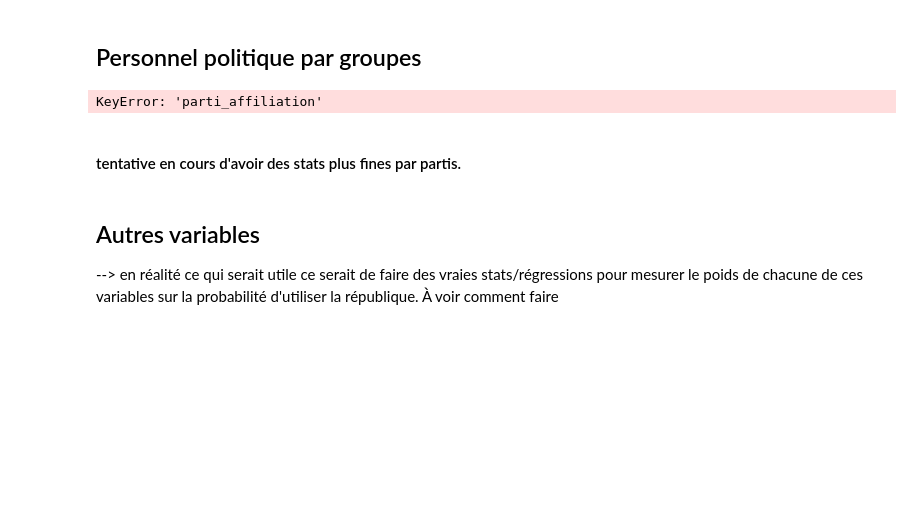
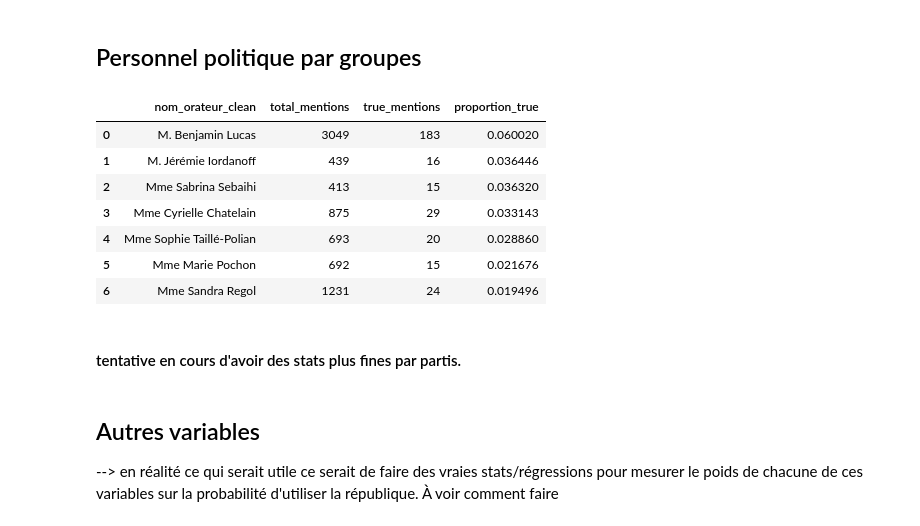
Before and after one commit to leomignot/republique-cest-quoi, a Jupyter notebook: exploration/analyses_%.ipynb, the cells around one changed output. Saved outputs shown, nothing was run; the diff lists cells and outputs as text; code cells hidden in the pictures; blank space fills up the shorter version.

```diff
--- a/exploration/analyses_%.ipynb
+++ b/exploration/analyses_%.ipynb
@@ -1336,42 +1188,49 @@ M. Gérald Darmanin - Médiane/semaine (proportion)  : 0.07
 # Fonction générale
 
 # Définir la personne recherchée
-parti = "LR"
+parti = "ECO"
 
 # Filtrer sur le parti choisi
-df_partis = df[df["parti_affiliation"] == parti]
+df_partis = df[df["groupe_députés_affiliation"] == parti]
 
 # Compter le nombre de fois où chaque orateur dit "République"
 counts = (
-    df_partis.groupby("nom_orateur")["repu_match_valide"]
+    df_partis.groupby("nom_orateur_clean")["repu_match_valide"]
     .agg(total_mentions="count", true_mentions=lambda x: (x == True).sum())
     .reset_index()
 )
 
 # Calcul de la proportion
 counts["proportion_true"] = counts["true_mentions"] / counts["total_mentions"]
 
 # Filtrer les orateurs avec au moins 10 mentions True
-filtered = counts[counts["true_mentions"] >= 10]
+filtered = counts[counts["true_mentions"] >= 15]
 
-# Trier par proportion décroissante et garder les 10 premiers
-df_top10_partis = filtered.sort_values("proportion_true", ascending=False).head(10).reset_index(drop=True)
+# Trier par proportion décroissante et garder les  premiers
+df_top10_partis = filtered.sort_values("proportion_true", ascending=False).head(20).reset_index(drop=True)
 
 # Figure
 fig_top_orateurs_partis = px.bar(
    df_top10_partis,
     x="nom_orateur_clean",
     y="proportion_true",
-    title=f"Top 10 des député.es {parti} en proportions des mentions de la 'République'",
+    title=f"Top 10 des député.es {parti} en proportions des mentions de la 'République' (15 occurrences min)",
     labels={"nom_orateur_clean": "Député.es", "proportion_true": "% 'République'"},
     template="plotly_white",
 )
 fig_top_orateurs_partis.update_layout(
     xaxis_tickangle=-45,
     showlegend=False,
 )
 fig_top_orateurs_partis.show()
 
 df_top10_partis
 # %% [output]
-KeyError: 'parti_affiliation'
+|  | nom_orateur_clean | total_mentions | true_mentions | proportion_true |
+| 0 | M. Benjamin Lucas | 3049 | 183 | 0.060020 |
+| 1 | M. Jérémie Iordanoff | 439 | 16 | 0.036446 |
+| 2 | Mme Sabrina Sebaihi | 413 | 15 | 0.036320 |
+| 3 | Mme Cyrielle Chatelain | 875 | 29 | 0.033143 |
+| 4 | Mme Sophie Taillé-Polian | 693 | 20 | 0.028860 |
+| 5 | Mme Marie Pochon | 692 | 15 | 0.021676 |
+| 6 | Mme Sandra Regol | 1231 | 24 | 0.019496 |
```
Also changed, not shown: parts of 45 cells of this notebook, 1 other file.
